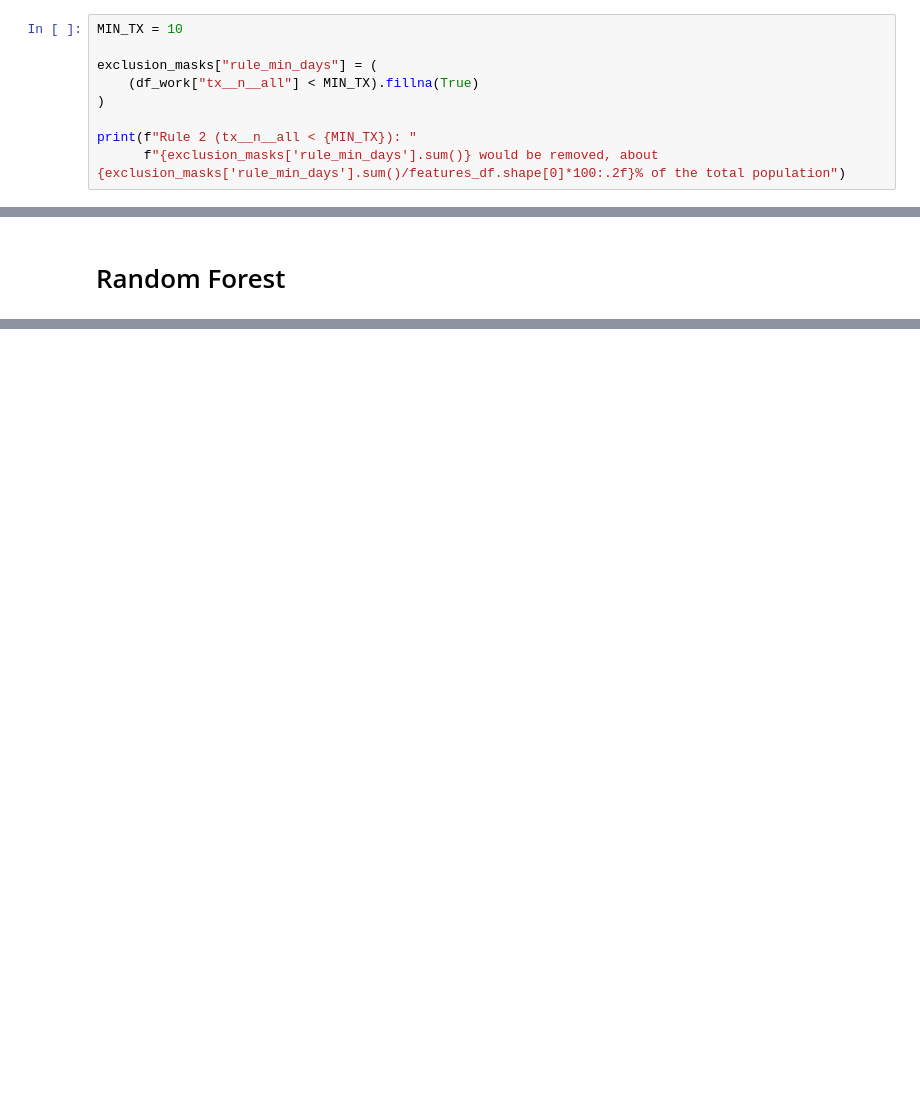
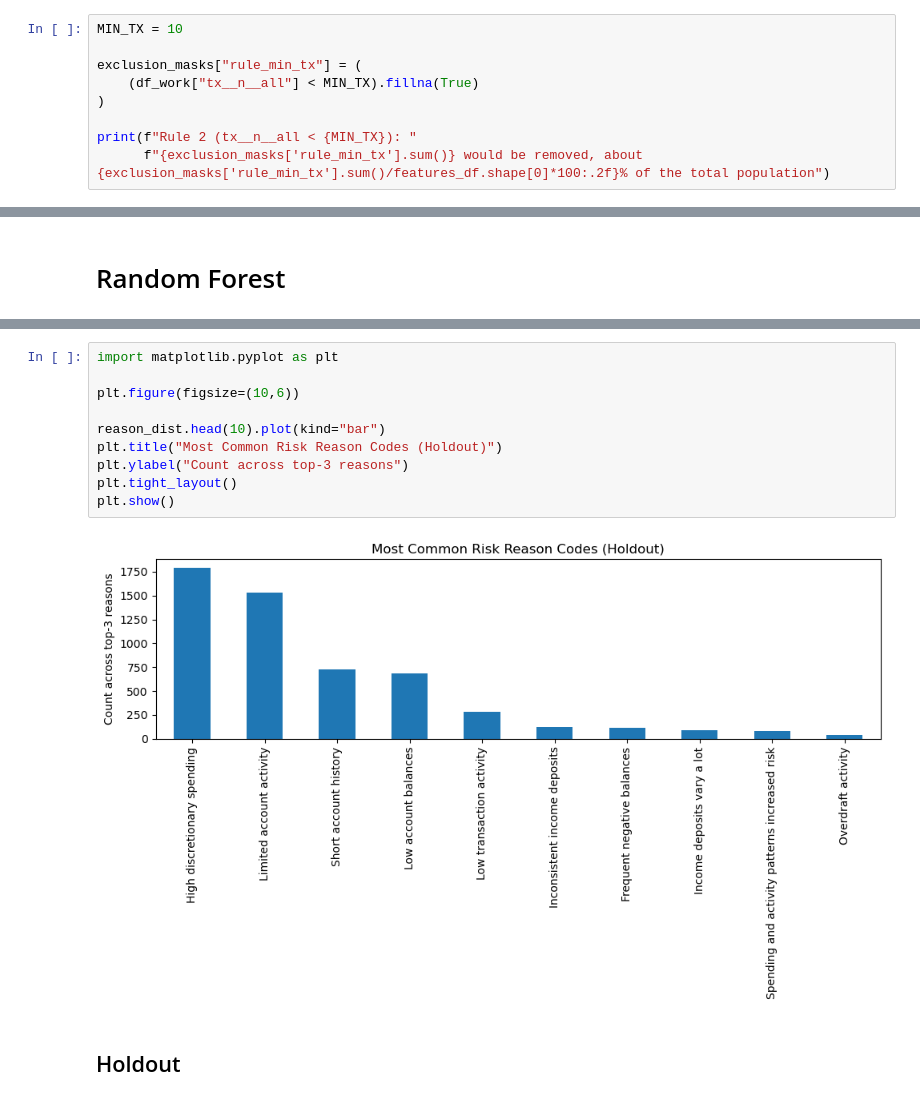
Before and after one commit to kangyuj0531/dsc180a-prism-data, a Jupyter notebook: scoring_exclusions/scoring_exclusions.ipynb, the cells around one changed output, grey strips where cells are left out. Drawn from its saved outputs; the diff is of its cells as text; blank space fills up the shorter version.

Commit message:
Add holdout scoring + reason code generation

```diff
--- a/scoring_exclusions/scoring_exclusions.ipynb
+++ b/scoring_exclusions/scoring_exclusions.ipynb
@@ -52,12 +52,12 @@ Rule 1 (account__history_days__all < 20): 519 would be removed, about 5.03% of t
 # %%
 MIN_TX = 10
 
-exclusion_masks["rule_min_days"] = (
+exclusion_masks["rule_min_tx"] = (
     (df_work["tx__n__all"] < MIN_TX).fillna(True)
 )
 
 print(f"Rule 2 (tx__n__all < {MIN_TX}): "
-      f"{exclusion_masks['rule_min_days'].sum()} would be removed, about {exclusion_masks['rule_min_days'].sum()/features_df.shape[0]*100:.2f}% of the total population")
+      f"{exclusion_masks['rule_min_tx'].sum()} would be removed, about {exclusion_masks['rule_min_tx'].sum()/features_df.shape[0]*100:.2f}% of the total population")
 # %% [output]
 Rule 2 (tx__n__all < 10): 646 would be removed, about 6.26% of the total population
 # %% [markdown]
@@ -335,0 +479,14 @@ baseline_results
+# %%
+import matplotlib.pyplot as plt
+
+plt.figure(figsize=(10,6))
+
+reason_dist.head(10).plot(kind="bar")
+plt.title("Most Common Risk Reason Codes (Holdout)")
+plt.ylabel("Count across top-3 reasons")
+plt.tight_layout()
+plt.show()
+# %% [output]
+[figure, added]
+# %% [markdown]
+## Holdout
```
Also changed, not shown: parts of 13 cells of this notebook.
